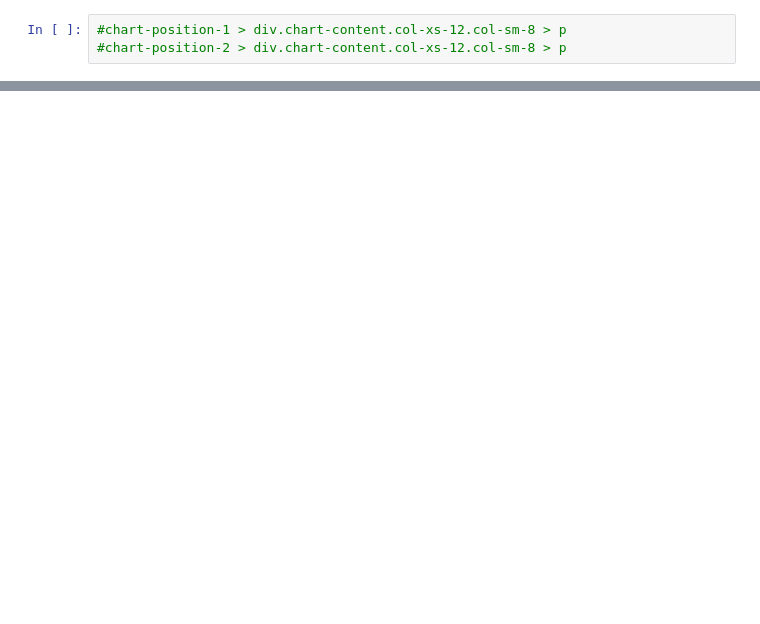
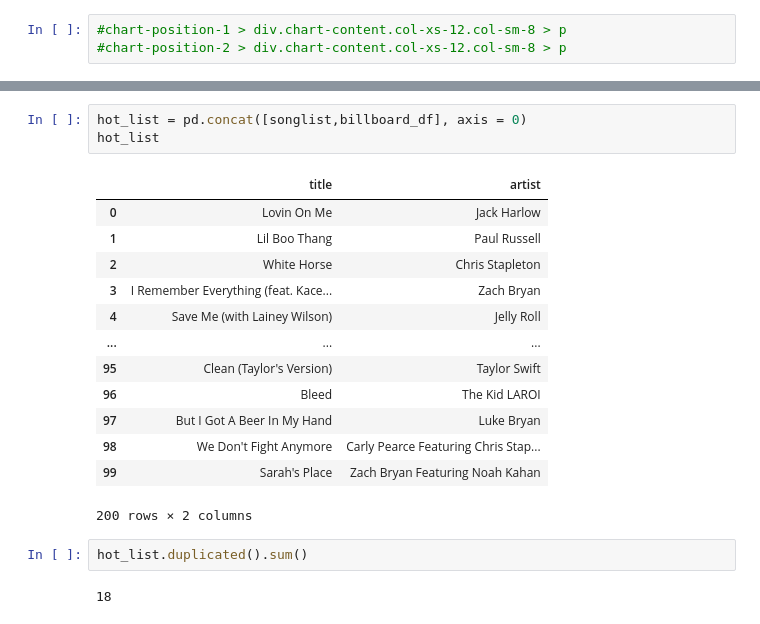
Before and after one commit to SuperAmy99/lab-web-scraping-single-page, a Jupyter notebook: lab-web-scraping-single-page.ipynb, the cells around one changed output, grey strips where cells are left out. Saved outputs shown, nothing was run; the diff lists cells and outputs as text; blank space fills up the shorter version.

```diff
--- a/lab-web-scraping-single-page.ipynb
+++ b/lab-web-scraping-single-page.ipynb
@@ -119,0 +138,21 @@ songlist
+# %%
+hot_list = pd.concat([songlist,billboard_df], axis = 0)
+hot_list
+# %% [output]
+|  | title | artist |
+| 0 | Lovin On Me | Jack Harlow |
+| 1 | Lil Boo Thang | Paul Russell |
+| 2 | White Horse | Chris Stapleton |
+| 3 | I Remember Everything (feat. Kace... | Zach Bryan |
+| 4 | Save Me (with Lainey Wilson) | Jelly Roll |
+| ... | ... | ... |
+| 95 | Clean (Taylor's Version) | Taylor Swift |
+| 96 | Bleed | The Kid LAROI |
+| 97 | But I Got A Beer In My Hand | Luke Bryan |
+| 98 | We Don't Fight Anymore | Carly Pearce Featuring Chris Stap... |
+| 99 | Sarah's Place | Zach Bryan Featuring Noah Kahan |
+200 rows × 2 columns
+# %%
+hot_list.duplicated().sum()
+# %% [output]
+18
```
Also changed, not shown: parts of 12 cells of this notebook, 1 other file.
